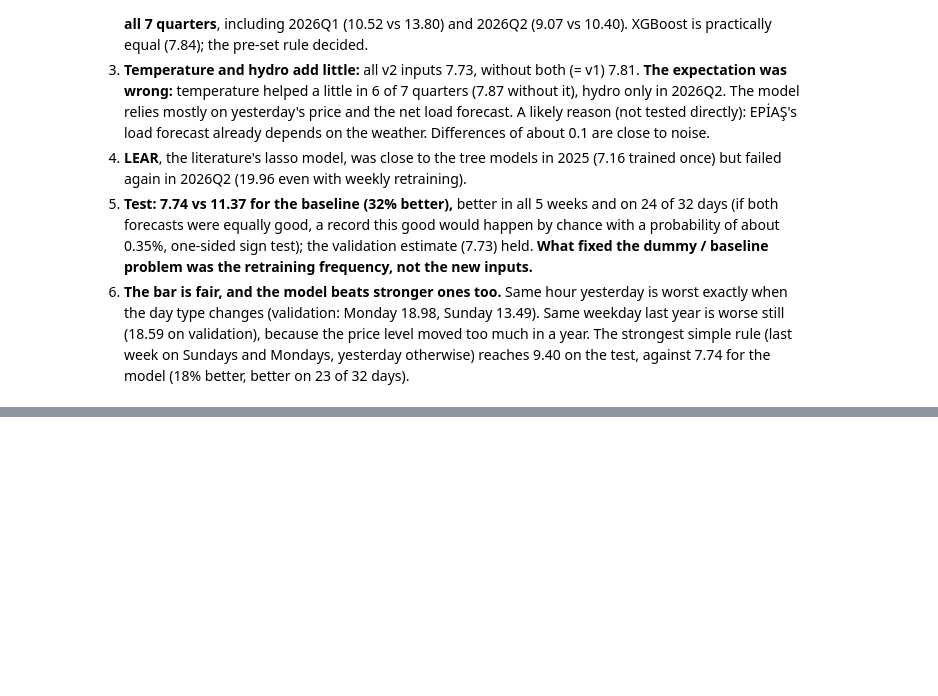
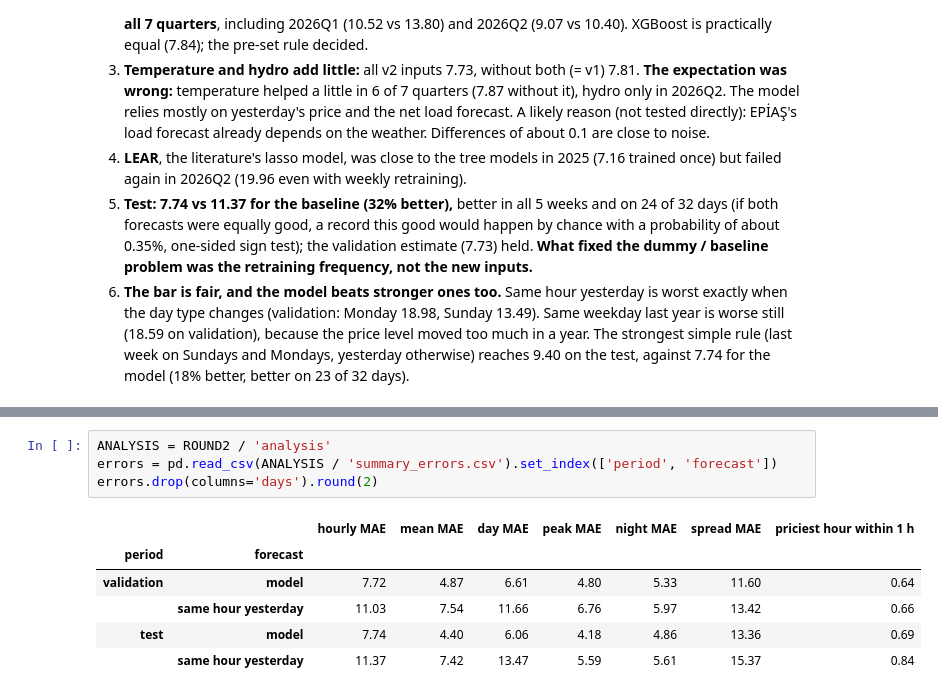
Before and after one commit to icedemirkaano/turkey-electricity-forecasting, a Jupyter notebook: notebooks/02_ptf_models.ipynb, the cells around one changed output, grey strips where cells are left out. Cells and saved outputs as stored; diff of their text form; blank space fills up the shorter version.

```diff
--- a/notebooks/02_ptf_models.ipynb
+++ b/notebooks/02_ptf_models.ipynb
@@ -957,0 +890,11 @@ check[['perfect foresight', 'model', 'same hour yesterday', 'model - baseline']]
+# %%
+ANALYSIS = ROUND2 / 'analysis'
+errors = pd.read_csv(ANALYSIS / 'summary_errors.csv').set_index(['period', 'forecast'])
+errors.drop(columns='days').round(2)
+# %% [output]
+|  |  | hourly MAE | mean MAE | day MAE | peak MAE | night MAE | spread MAE | priciest hour within 1 h |
+| period | forecast |  |  |  |  |  |  |  |
+| validation | model | 7.72 | 4.87 | 6.61 | 4.80 | 5.33 | 11.60 | 0.64 |
+|  | same hour yesterday | 11.03 | 7.54 | 11.66 | 6.76 | 5.97 | 13.42 | 0.66 |
+| test | model | 7.74 | 4.40 | 6.06 | 4.18 | 4.86 | 13.36 | 0.69 |
+|  | same hour yesterday | 11.37 | 7.42 | 13.47 | 5.59 | 5.61 | 15.37 | 0.84 |
```
Also changed, not shown: parts of 13 cells of this notebook, 29 other files.
